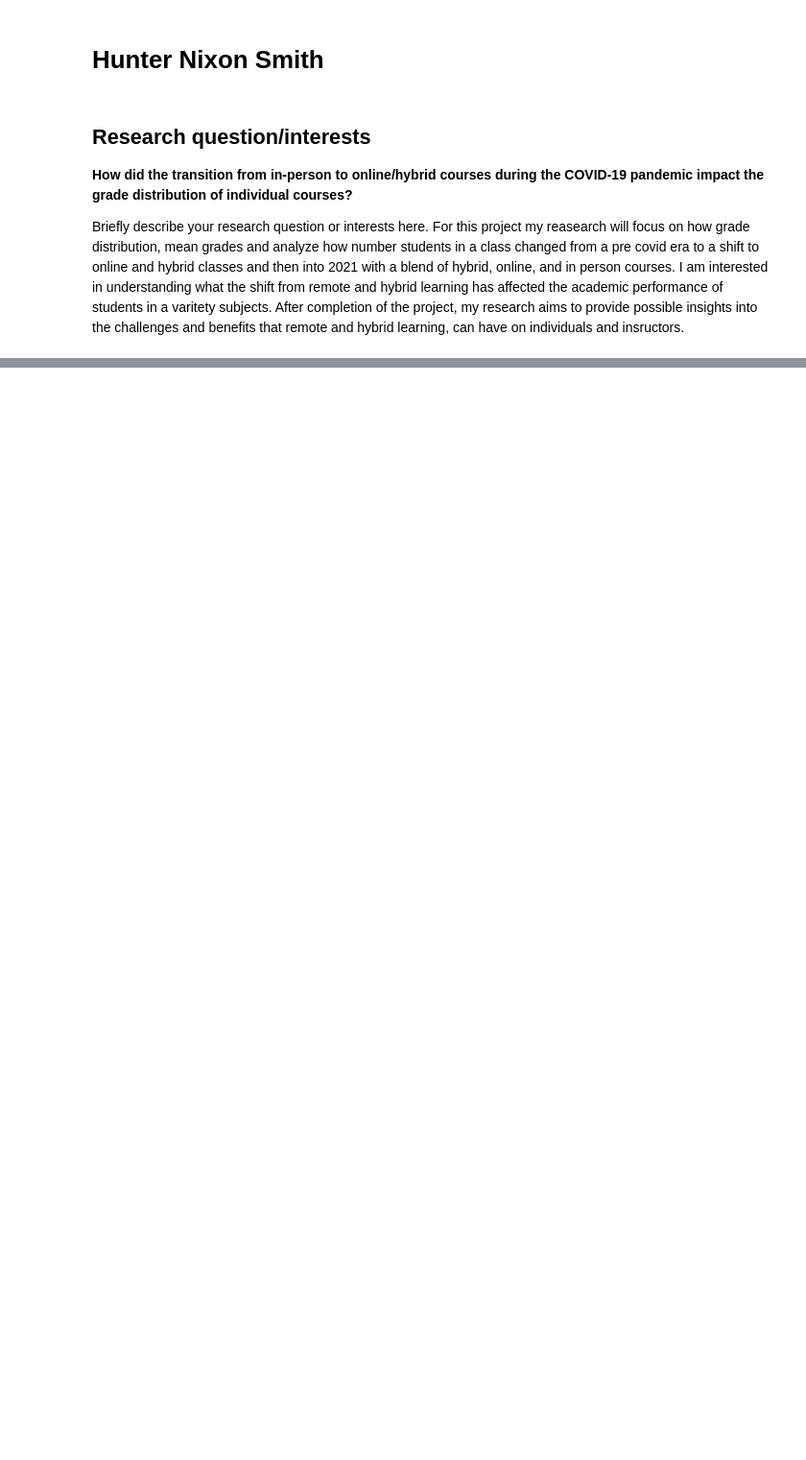
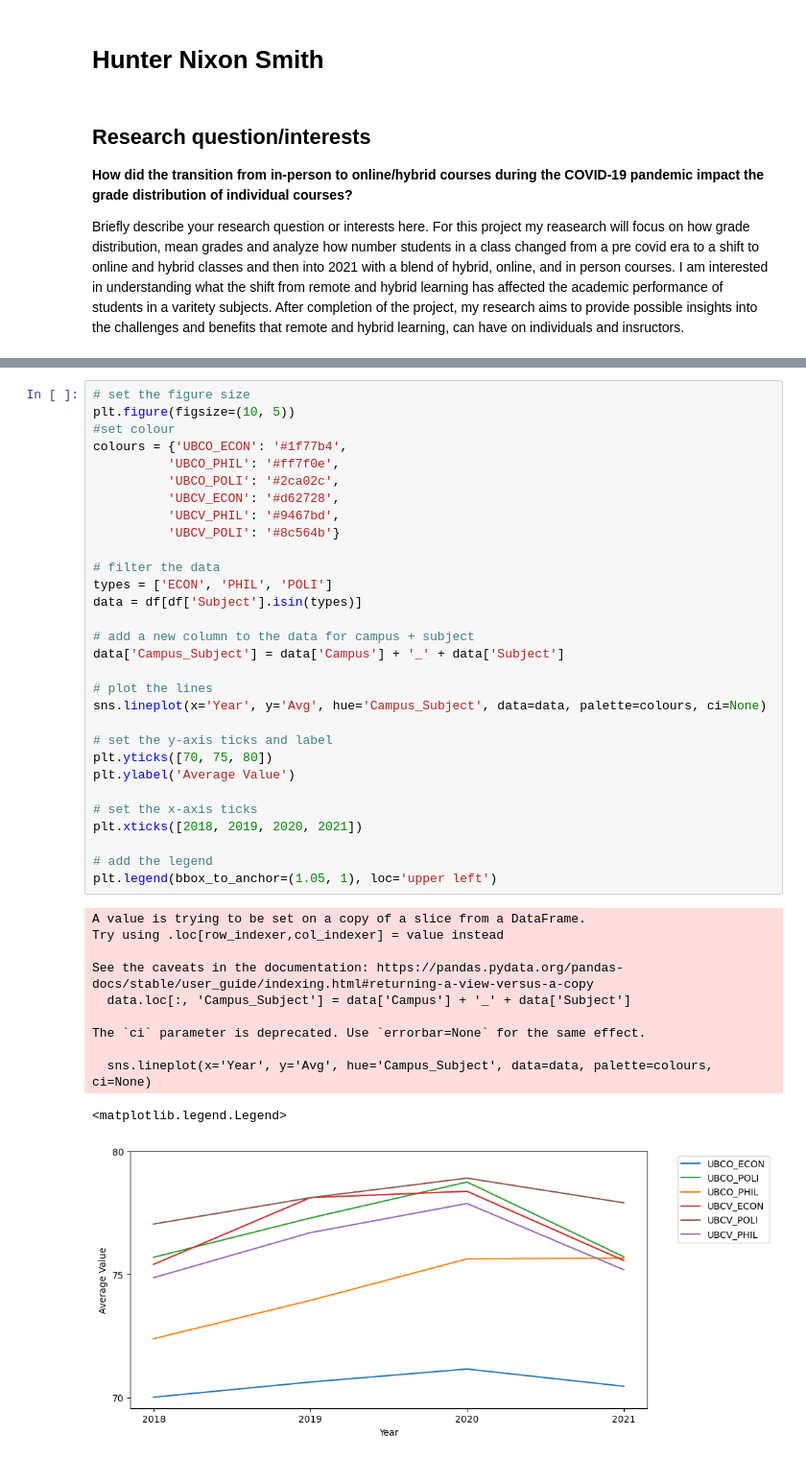
Before and after one commit to ubco-W2022T2-data301/project-group-group03, a Jupyter notebook: analysis/analysis1.ipynb, the cells around one changed output, grey strips where cells are left out. Shown at 96% size. Drawn from its saved outputs; the diff is of its cells as text; blank space fills up the shorter version.

```diff
--- a/analysis/analysis1.ipynb
+++ b/analysis/analysis1.ipynb
@@ -25,0 +40,42 @@ pd.read_csv('../data/raw/rawdata.csv')
+# %%
+# set the figure size
+plt.figure(figsize=(10, 5))
+#set colour
+colours = {'UBCO_ECON': '#1f77b4',
+          'UBCO_PHIL': '#ff7f0e',
+          'UBCO_POLI': '#2ca02c',
+          'UBCV_ECON': '#d62728',
+          'UBCV_PHIL': '#9467bd',
+          'UBCV_POLI': '#8c564b'}
+
+# filter the data
+types = ['ECON', 'PHIL', 'POLI']
+data = df[df['Subject'].isin(types)]
+
+# add a new column to the data for campus + subject
+data['Campus_Subject'] = data['Campus'] + '_' + data['Subject']
+
+# plot the lines
+sns.lineplot(x='Year', y='Avg', hue='Campus_Subject', data=data, palette=colours, ci=None)
+
+# set the y-axis ticks and label
+plt.yticks([70, 75, 80])
+plt.ylabel('Average Value')
+
+# set the x-axis ticks
+plt.xticks([2018, 2019, 2020, 2021])
+
+# add the legend
+plt.legend(bbox_to_anchor=(1.05, 1), loc='upper left')
+# %% [output]
+A value is trying to be set on a copy of a slice from a DataFrame.
+Try using .loc[row_indexer,col_indexer] = value instead
+
+See the caveats in the documentation: https://pandas.pydata.org/pandas-docs/stable/user_guide/indexing.html#returning-a-view-versus-a-copy
+  data.loc[:, 'Campus_Subject'] = data['Campus'] + '_' + data['Subject']
+
+The `ci` parameter is deprecated. Use `errorbar=None` for the same effect.
+
+  sns.lineplot(x='Year', y='Avg', hue='Campus_Subject', data=data, palette=colours, ci=None)
+<matplotlib.legend.Legend>
+[figure, added]
```
Also changed, not shown: parts of 3 cells of this notebook, 3 other files.
